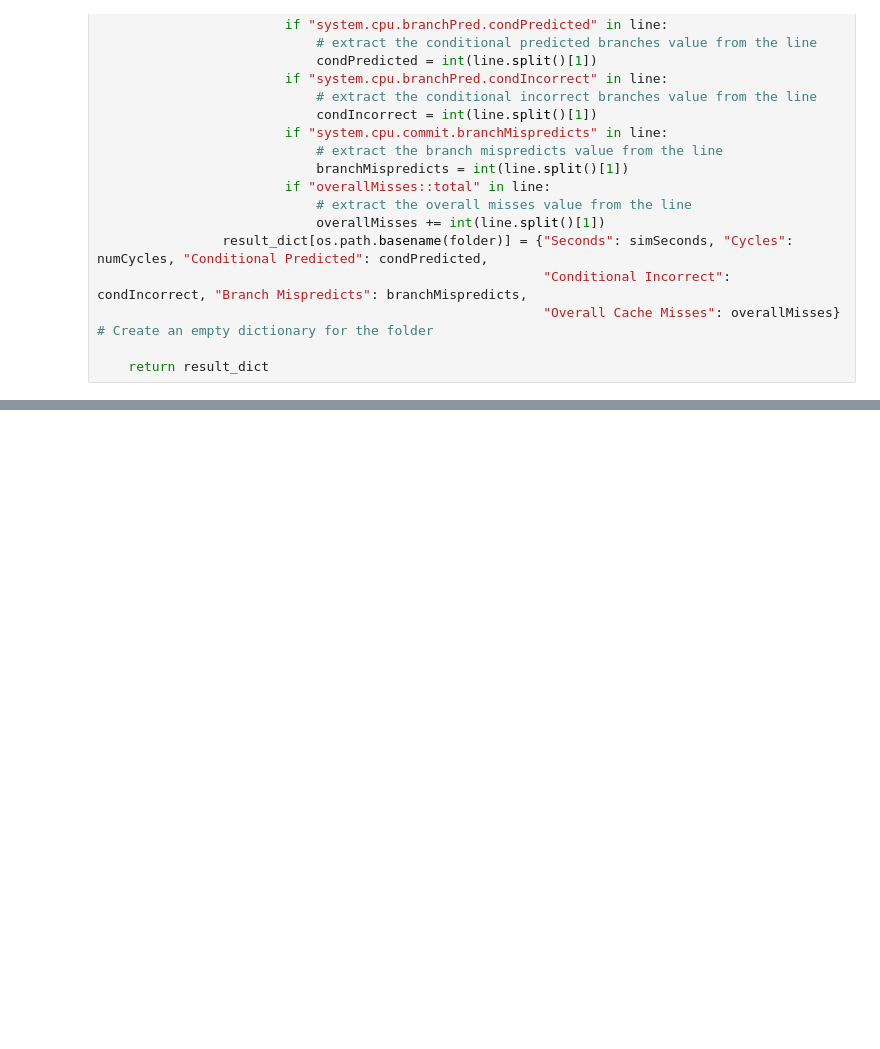
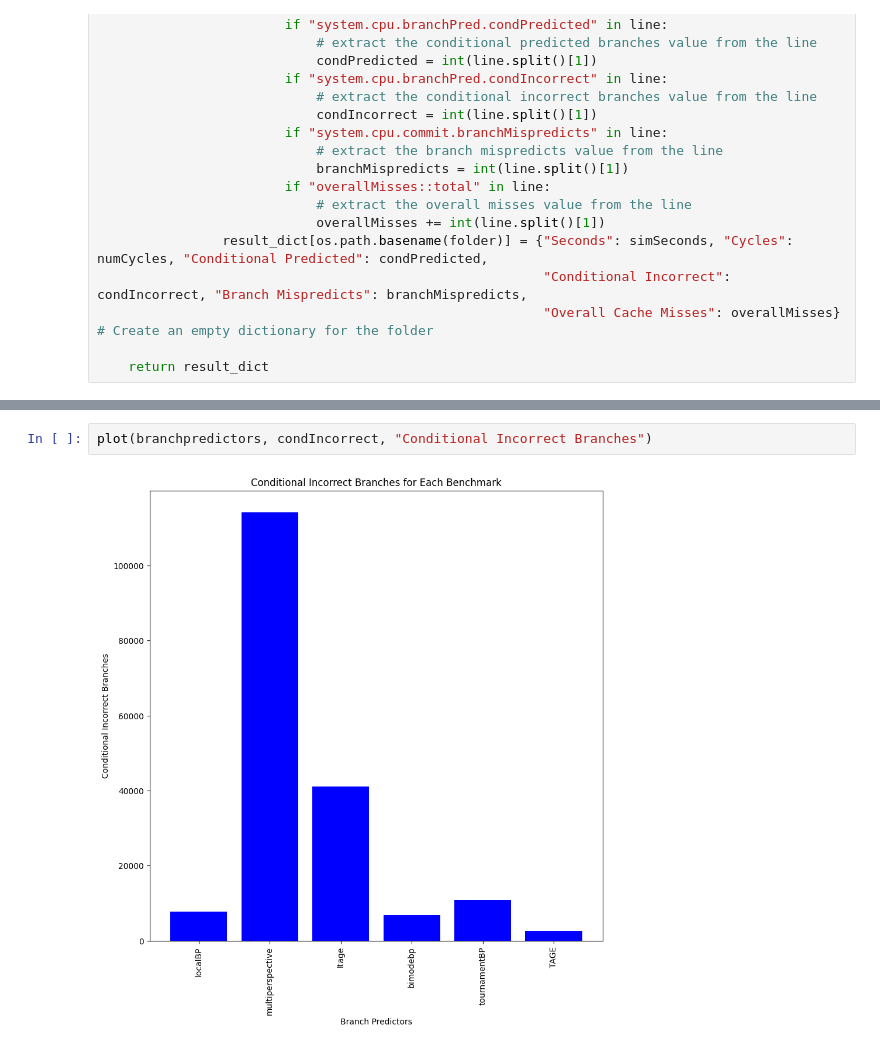
Before and after one commit to kunpai/spectre-gem5-v23.0, a Jupyter notebook: plots.ipynb, the cells around one changed output, grey strips where cells are left out. Cells and saved outputs as stored; diff of their text form; blank space fills up the shorter version.

```diff
--- a/plots.ipynb
+++ b/plots.ipynb
@@ -56,0 +119,4 @@ o3cpu-spectre-TAGE              0.008017                8016975         815200
+# %%
+plot(branchpredictors, condIncorrect, "Conditional Incorrect Branches")
+# %% [output]
+[figure, added]
```
Also changed, not shown: parts of 8 cells of this notebook, 6 other files.
